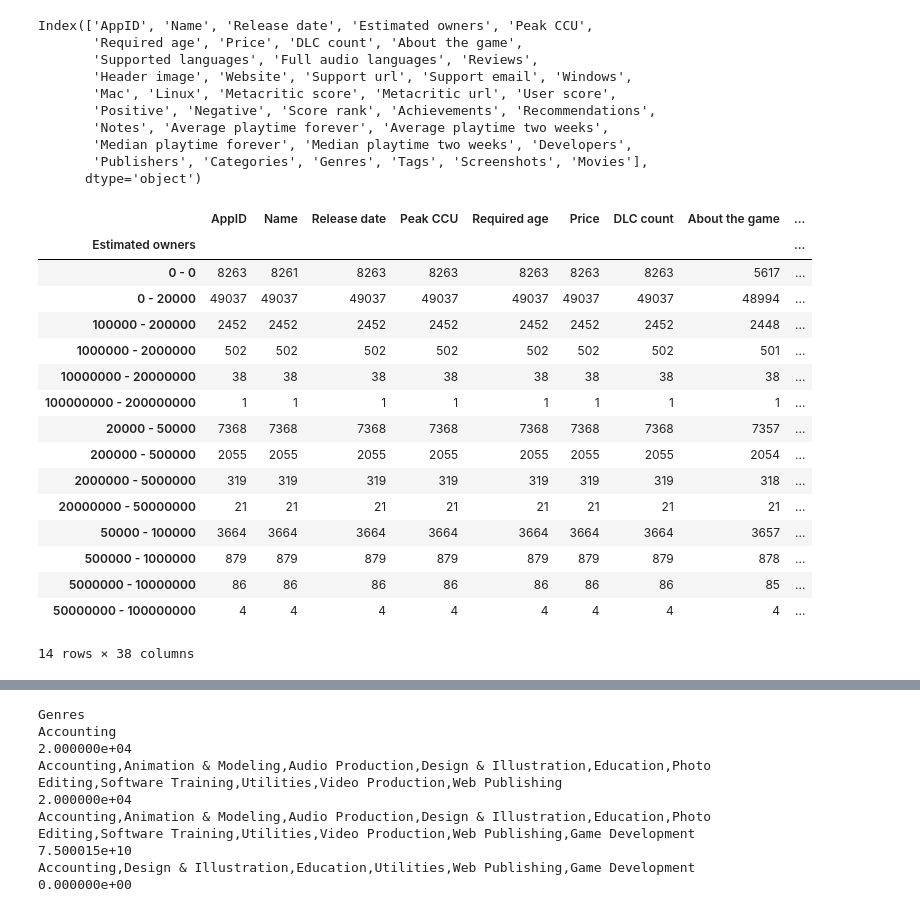
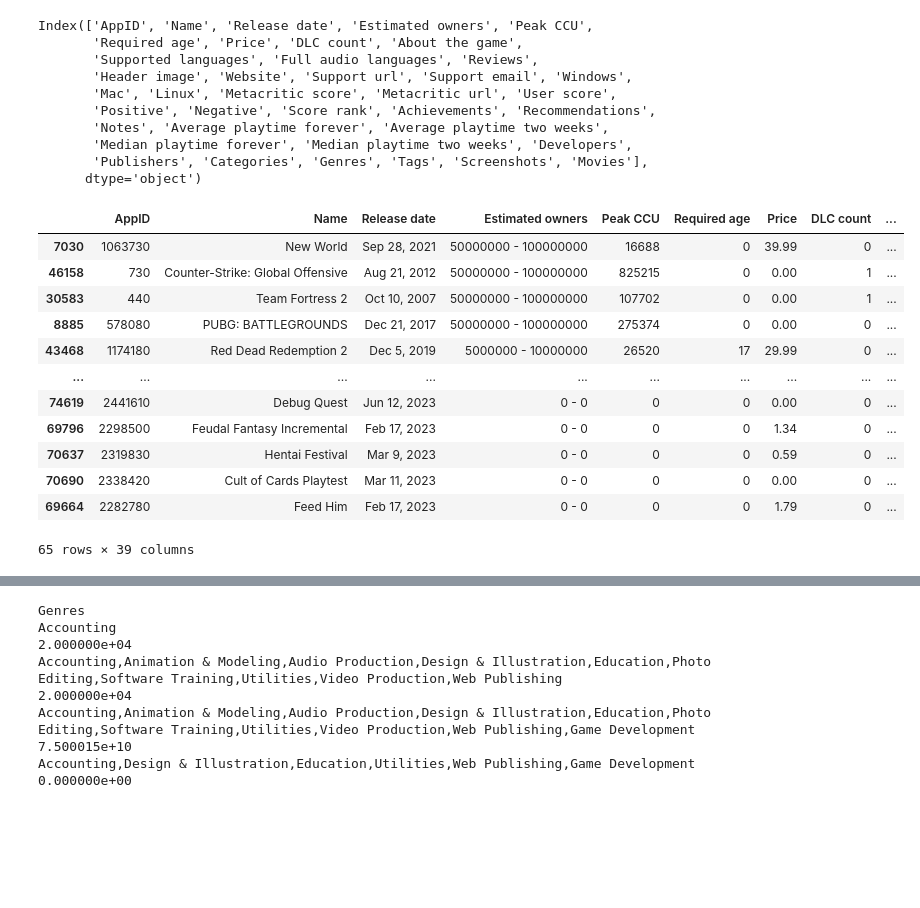
Before and after one commit to samhnelsen/Group-6, a Jupyter notebook: Edmon(estimated owners).ipynb, the cells around one changed output, grey strips where cells are left out. Drawn from its saved outputs; the diff is of its cells as text; code cells hidden in the pictures; blank space fills up the shorter version.

```diff
--- a/Edmon(estimated owners).ipynb
+++ b/Edmon(estimated owners).ipynb
@@ -44,22 +44,18 @@ Index(['AppID', 'Name', 'Release date', 'Estimated owners', 'Peak CCU',
 # %%
 estimated_df = game_df.sort_values(by=["Estimated owners"], ascending=False)
 grouped_data = estimated_df.groupby("Estimated owners")
-grouped_data.count()
+grouped_data.head()
 # %% [output]
-|  | AppID | Name | Release date | Peak CCU | Required age | Price | DLC count | About the game | ... |
-| Estimated owners |  |  |  |  |  |  |  |  | ... |
-| 0 - 0 | 8263 | 8261 | 8263 | 8263 | 8263 | 8263 | 8263 | 5617 | ... |
-| 0 - 20000 | 49037 | 49037 | 49037 | 49037 | 49037 | 49037 | 49037 | 48994 | ... |
-| 100000 - 200000 | 2452 | 2452 | 2452 | 2452 | 2452 | 2452 | 2452 | 2448 | ... |
-| 1000000 - 2000000 | 502 | 502 | 502 | 502 | 502 | 502 | 502 | 501 | ... |
-| 10000000 - 20000000 | 38 | 38 | 38 | 38 | 38 | 38 | 38 | 38 | ... |
-| 100000000 - 200000000 | 1 | 1 | 1 | 1 | 1 | 1 | 1 | 1 | ... |
-| 20000 - 50000 | 7368 | 7368 | 7368 | 7368 | 7368 | 7368 | 7368 | 7357 | ... |
-| 200000 - 500000 | 2055 | 2055 | 2055 | 2055 | 2055 | 2055 | 2055 | 2054 | ... |
-| 2000000 - 5000000 | 319 | 319 | 319 | 319 | 319 | 319 | 319 | 318 | ... |
-| 20000000 - 50000000 | 21 | 21 | 21 | 21 | 21 | 21 | 21 | 21 | ... |
-| 50000 - 100000 | 3664 | 3664 | 3664 | 3664 | 3664 | 3664 | 3664 | 3657 | ... |
-| 500000 - 1000000 | 879 | 879 | 879 | 879 | 879 | 879 | 879 | 878 | ... |
-| 5000000 - 10000000 | 86 | 86 | 86 | 86 | 86 | 86 | 86 | 85 | ... |
-| 50000000 - 100000000 | 4 | 4 | 4 | 4 | 4 | 4 | 4 | 4 | ... |
+|  | AppID | Name | Release date | Estimated owners | Peak CCU | Required age | Price | DLC count | ... |
+| 7030 | 1063730 | New World | Sep 28, 2021 | 50000000 - 100000000 | 16688 | 0 | 39.99 | 0 | ... |
+| 46158 | 730 | Counter-Strike: Global Offensive | Aug 21, 2012 | 50000000 - 100000000 | 825215 | 0 | 0.00 | 1 | ... |
+| 30583 | 440 | Team Fortress 2 | Oct 10, 2007 | 50000000 - 100000000 | 107702 | 0 | 0.00 | 1 | ... |
+| 8885 | 578080 | PUBG: BATTLEGROUNDS | Dec 21, 2017 | 50000000 - 100000000 | 275374 | 0 | 0.00 | 0 | ... |
+| 43468 | 1174180 | Red Dead Redemption 2 | Dec 5, 2019 | 5000000 - 10000000 | 26520 | 17 | 29.99 | 0 | ... |
+| ... | ... | ... | ... | ... | ... | ... | ... | ... | ... |
+| 74619 | 2441610 | Debug Quest | Jun 12, 2023 | 0 - 0 | 0 | 0 | 0.00 | 0 | ... |
+| 69796 | 2298500 | Feudal Fantasy Incremental | Feb 17, 2023 | 0 - 0 | 0 | 0 | 1.34 | 0 | ... |
+| 70637 | 2319830 | Hentai Festival | Mar 9, 2023 | 0 - 0 | 0 | 0 | 0.59 | 0 | ... |
+| 70690 | 2338420 | Cult of Cards Playtest | Mar 11, 2023 | 0 - 0 | 0 | 0 | 0.00 | 0 | ... |
+| 69664 | 2282780 | Feed Him | Feb 17, 2023 | 0 - 0 | 0 | 0 | 1.79 | 0 | ... |
-14 rows × 38 columns
+65 rows × 39 columns
```
Also changed, not shown: parts of 11 cells of this notebook.
